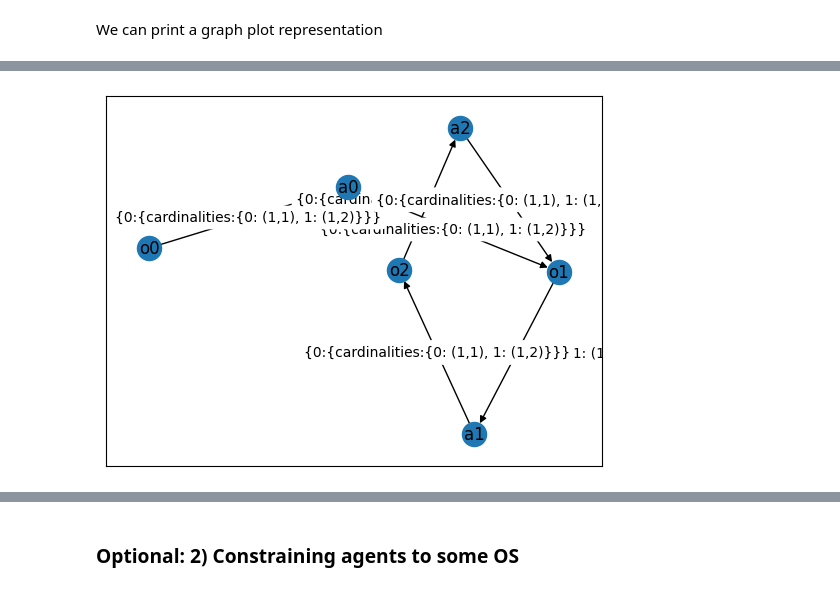
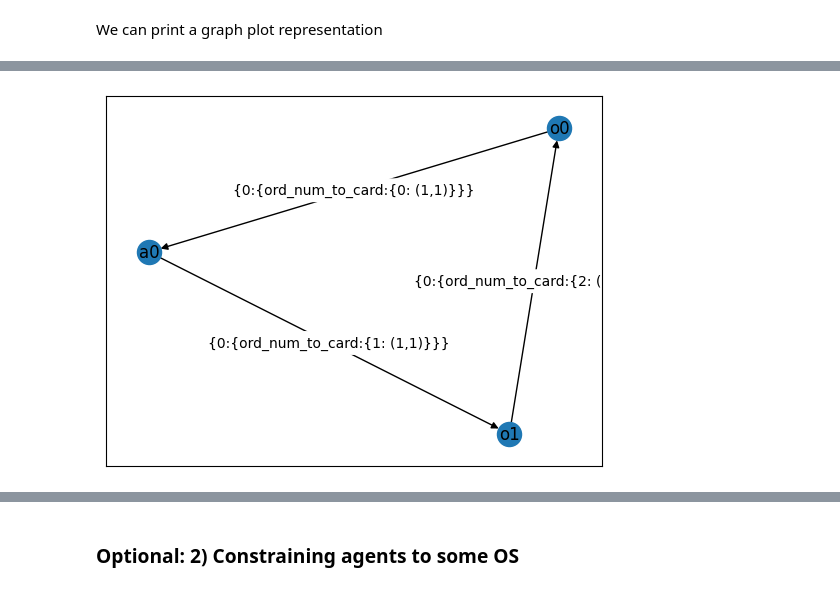
Before and after one commit to julien6/omarl_experiments, a Jupyter notebook: tutorial/pw_tutorial.ipynb, the cells around one changed output, grey strips where cells are left out. Saved outputs shown, nothing was run; the diff lists cells and outputs as text; code cells hidden in the pictures.

```diff
--- a/tutorial/pw_tutorial.ipynb
+++ b/tutorial/pw_tutorial.ipynb
@@ -425,13 +415,13 @@ The pattern used is the following:
 # %%
 from history_model import histories, pattern_histories
 
 hg = histories()
 
-hg.add_pattern('[[o0,a0,o1](1,1),[o1,a1,o2,a2,o1](1,1)](1,2)')
+hg.add_pattern('[o0,a0,o1](5,7)')
 
 graph_plot = hg.generate_graph_plot(
-    render_rgba=True, transition_data=["cardinalities"])
+    render_rgba=True, transition_data=["ord_num_to_card"])
 
 # Image.fromarray(graph_plot)
 # %% [output]
-[figure, old version]
+[figure, new version]
```
Also changed, not shown: parts of 26 cells of this notebook, 9 other files.
